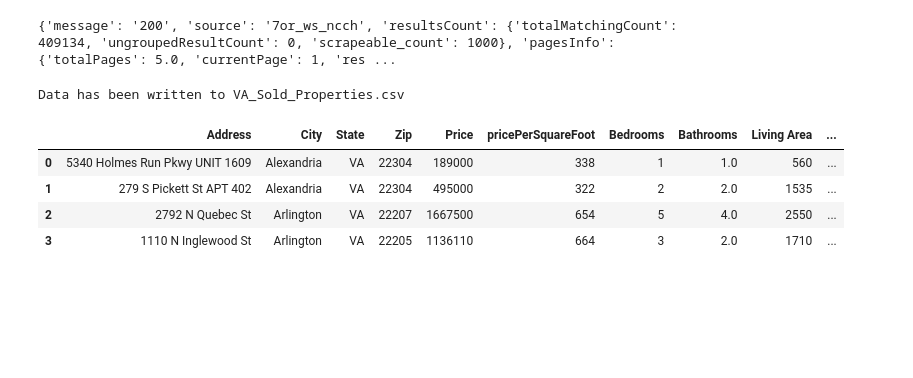
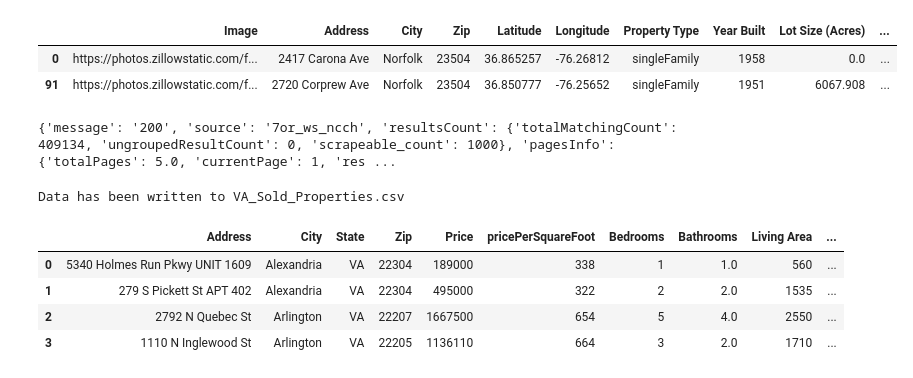
Before and after one commit to dangwam/RealEstateAnalysis, a Jupyter notebook: sandbox/real_estate_analysis.ipynb, the cells around one changed output. Saved outputs shown, nothing was run; the diff lists cells and outputs as text; code cells hidden in the pictures; blank space fills up the shorter version.

```diff
--- a/sandbox/real_estate_analysis.ipynb
+++ b/sandbox/real_estate_analysis.ipynb
@@ -4,15 +7,0 @@ import pandas as pd
-# %%
-# API configuration
-url = "https://zillow-working-api.p.rapidapi.com/search/byaddress"
-headers = {
-    "X-RapidAPI-Host": "zillow-working-api.p.rapidapi.com",
-    "X-RapidAPI-Key": "8d455c96b8msh3a9f43cf0c88dc4p11cc38jsnc4b82e3c5c66"
-}
-
-# Query parameters
-params = {
-    "location": "VA",
-    #"page": "1",
-    "sortOrder": "Newest",
-    "listingStatus": "Sold"
-}
@@ -18,0 +643,3 @@ params = {
+# %%
+temp_df = main_df.copy()
+temp_df.info()
@@ -19,3 +672,16 @@ params = {
+# %%
+selected_state = 'VA'
+selected_city = 'Norfolk'
+selected_zip = '23504'
+
+t1 = temp_df[temp_df["State"] == selected_state]
+t2 = t1[t1["City"] == selected_city]
+t3 = t2[t2["Zip"] == selected_zip]
+t3
+# %% [output]
+|  | Image | Address | City | Zip | Latitude | Longitude | Property Type | Year Built | Lot Size (Acres) | ... |
+| 0 | https://photos.zillowstatic.com/f... | 2417 Carona Ave | Norfolk | 23504 | 36.865257 | -76.26812 | singleFamily | 1958 | 0.0 | ... |
+| 91 | https://photos.zillowstatic.com/f... | 2720 Corprew Ave | Norfolk | 23504 | 36.850777 | -76.25652 | singleFamily | 1951 | 6067.908 | ... |
 # %%
 # Function to fetch data from the API
 def fetch_data(params):
```
Also changed, not shown: parts of 16 cells of this notebook, 28 other files.
